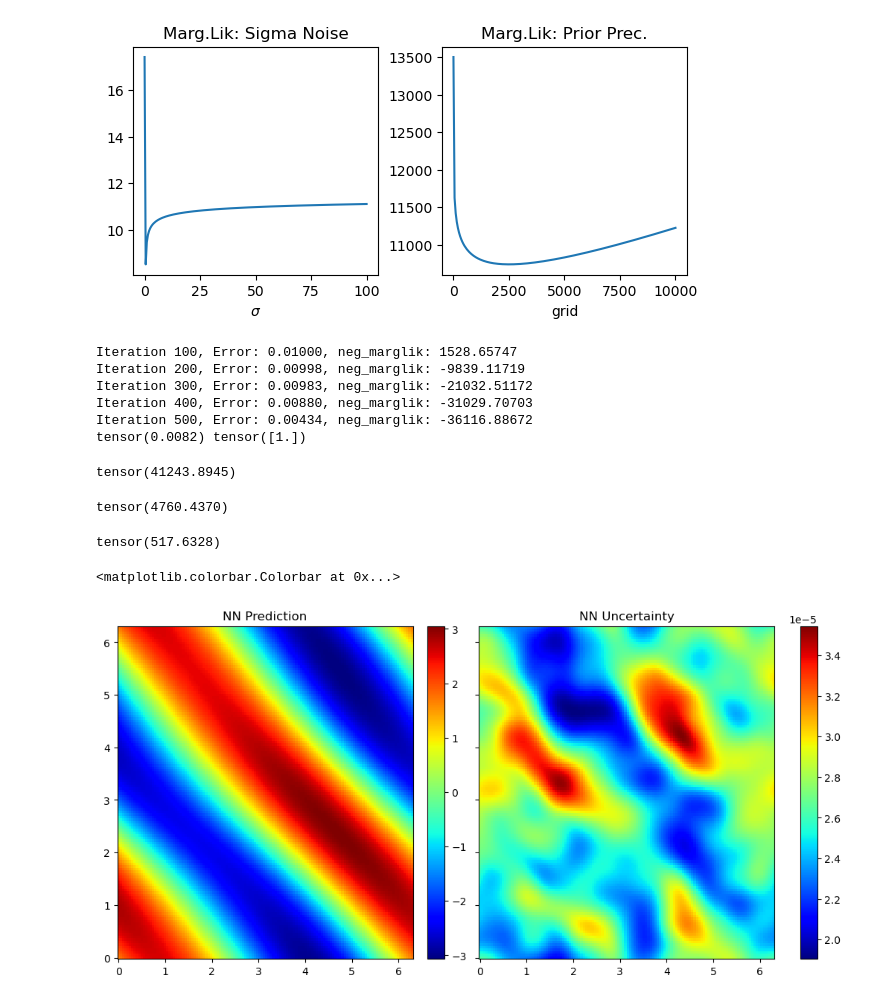
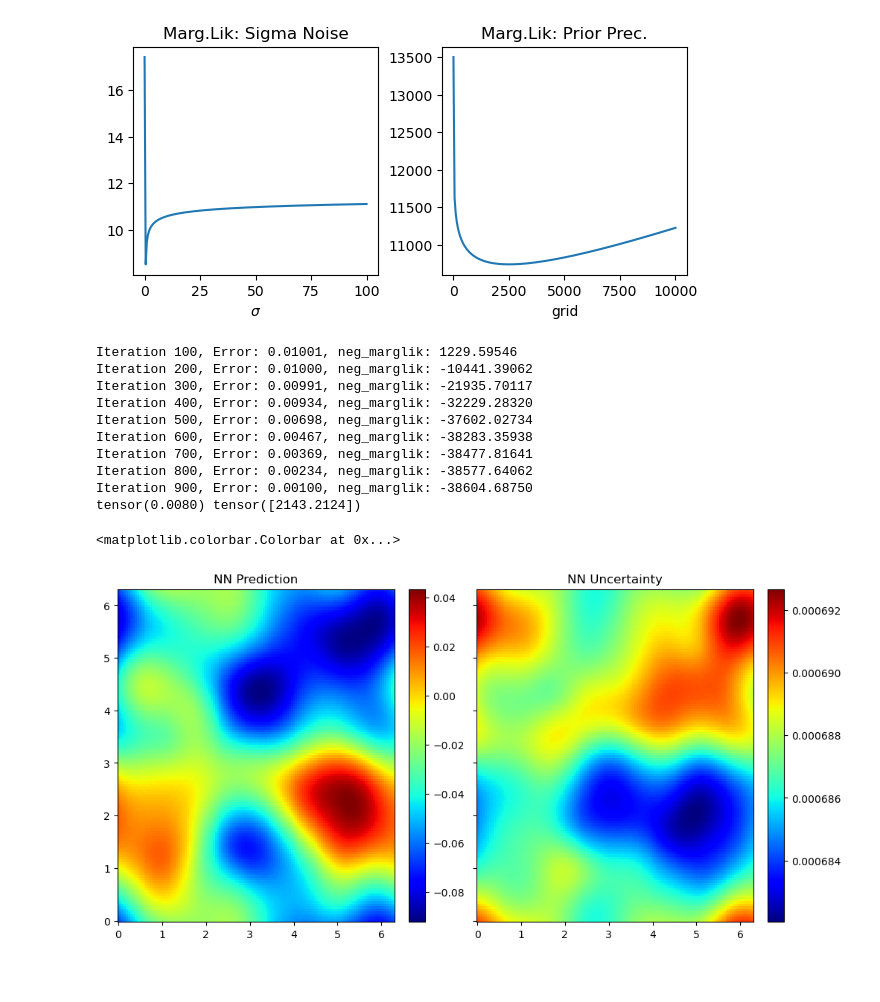
Before and after one commit to ChristianJzB/Projects, a Jupyter notebook: Navier-Stokes/Navier-Stokes_UQ.ipynb, the cells around one changed output. Drawn from its saved outputs; the diff is of its cells as text; code cells hidden in the pictures; blank space fills up the shorter version.

```diff
--- a/Navier-Stokes/Navier-Stokes_UQ.ipynb
+++ b/Navier-Stokes/Navier-Stokes_UQ.ipynb
@@ -169,60 +169,52 @@ llp.model.set_last_layer("output_layer")  # Re-register hooks
 llp.prior_precision = 1.
 # print(llp._H_factor, torch.linalg.norm(llp.H,ord=2),torch.linalg.norm(llp.prior_precision_diag,ord=2))
 # print(torch.linalg.norm(llp.posterior_precision))
-llp.optimize_marginal_likelihood(error_tolerance=1e-3, max_iter=5000)
+llp.optimize_marginal_likelihoodb(error_tolerance=1e-3, max_iter=5000)
 print(llp.sigma_noise,llp.prior_precision)
 # print(llp._H_factor, torch.linalg.norm(llp.H,ord=2),torch.linalg.norm(llp.prior_precision_diag,ord=2))
 # print(torch.linalg.norm(llp.posterior_precision))
 # %% [output]
-Iteration 100, Error: 0.01000, neg_marglik: 1528.65747
-Iteration 200, Error: 0.00998, neg_marglik: -9839.11719
-Iteration 300, Error: 0.00983, neg_marglik: -21032.51172
-Iteration 400, Error: 0.00880, neg_marglik: -31029.70703
-Iteration 500, Error: 0.00434, neg_marglik: -36116.88672
-tensor(0.0082) tensor([1.])
+Iteration 100, Error: 0.01001, neg_marglik: 1229.59546
+Iteration 200, Error: 0.01000, neg_marglik: -10441.39062
+Iteration 300, Error: 0.00991, neg_marglik: -21935.70117
+Iteration 400, Error: 0.00934, neg_marglik: -32229.28320
+Iteration 500, Error: 0.00698, neg_marglik: -37602.02734
+Iteration 600, Error: 0.00467, neg_marglik: -38283.35938
+Iteration 700, Error: 0.00369, neg_marglik: -38477.81641
+Iteration 800, Error: 0.00234, neg_marglik: -38577.64062
+Iteration 900, Error: 0.00100, neg_marglik: -38604.68750
+tensor(0.0080) tensor([2143.2124])
-# %%
-llp.log_likelihood
-# %% [output]
-tensor(41243.8945)
-# %%
-llp.log_det_ratio
-# %% [output]
-tensor(4760.4370)
-# %%
-llp.scatter
-# %% [output]
-tensor(517.6328)
 # %%
 X = torch.linspace(0, 1, 128)*2*torch.pi  # Spatial grid in X direction
 Y = torch.linspace(0, 1, 128)*2*torch.pi  # Spatial grid in Y direction
 X, Y = torch.meshgrid(X, Y)  # Create meshgrid for X, Y
 
 data_test = torch.hstack((X.reshape(-1,1),Y.reshape(-1,1),2*torch.ones_like(X.reshape(-1,1)))).float()
 
 #th1 = theta[:,:,100].reshape(-1,1).T.repeat_interleave(data_test.shape[0], dim=0)
-th1 = torch.tensor((-.8,.8)).reshape(-1,1).T.repeat_interleave(data_test.shape[0], dim=0)
-llp.sigma_noise = 0.021
+th1 = torch.tensor((-1000,1000)).reshape(-1,1).T.repeat_interleave(data_test.shape[0], dim=0)
+#llp.sigma_noise = 0.021
 dataset1 = torch.cat((data_test, th1), dim=1)  # Shape (16000, 103)
 
 surg_mu, surg_sigma = llp(dataset1)
 
 surg_mu = surg_mu[:,0].view(-1, 1).detach().numpy()
 
 surg_sigma = surg_sigma[:, 0].view(-1, 1).detach().numpy()
 
 pred_mu = griddata((X.reshape(-1), Y.reshape(-1)), surg_mu.flatten(),(X, Y), method='cubic')
 pred_sigma = griddata((X.reshape(-1), Y.reshape(-1)), surg_sigma.flatten(),(X, Y), method='cubic')
 
 
 fig, axs = plt.subplots(1,2,figsize = (10,5), layout='constrained', sharey=True, sharex=True)
 
 pcm1 = axs[0].pcolormesh(X, Y, pred_mu, cmap='jet')
 axs[0].set_title("NN Prediction")
 plt.colorbar(pcm1)
 
 pcm = axs[1].pcolormesh(X, Y, pred_sigma, cmap='jet')
 axs[1].set_title("NN Uncertainty")
 plt.colorbar(pcm)
 # %% [output]
 <matplotlib.colorbar.Colorbar at 0x...>
-[figure, old version]
+[figure, new version]
```
Also changed, not shown: 1 other file.
